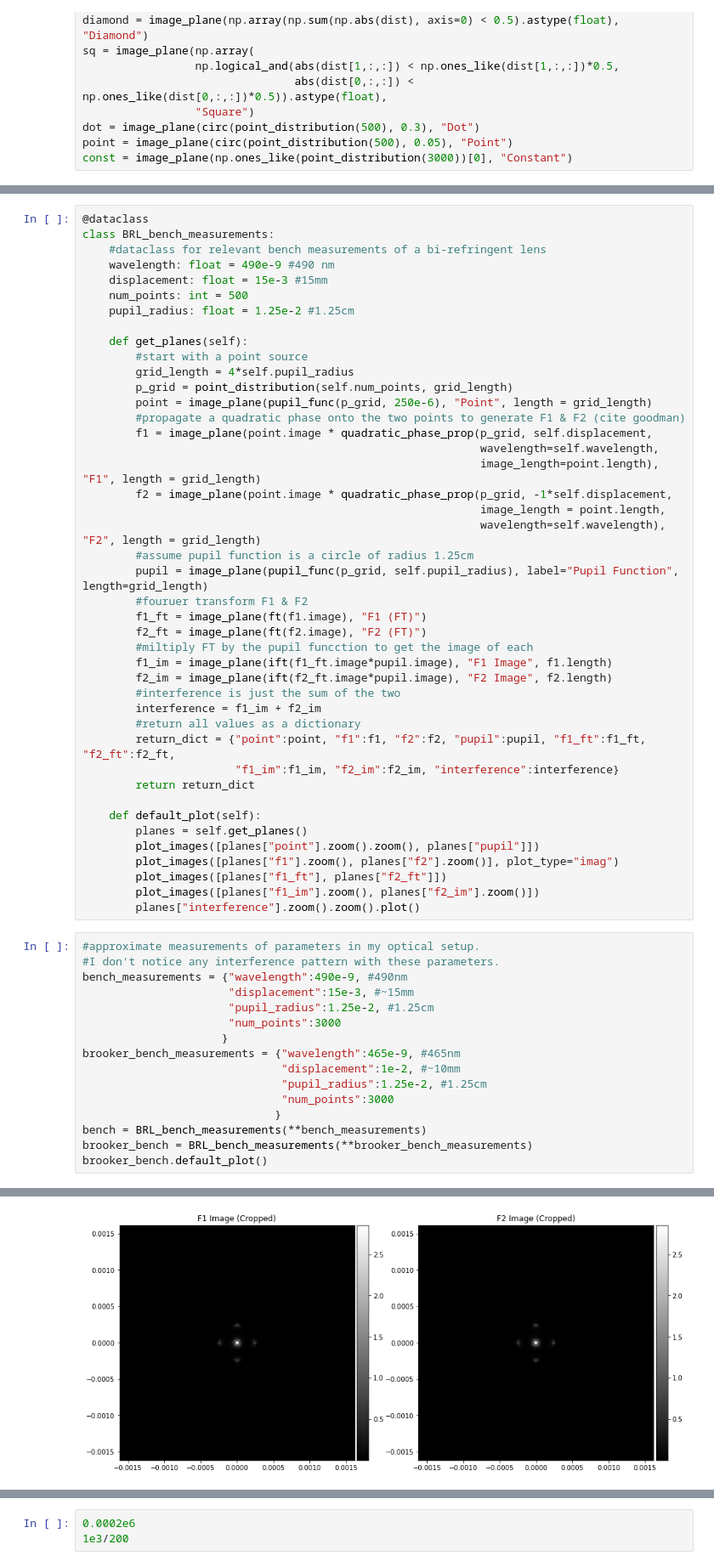
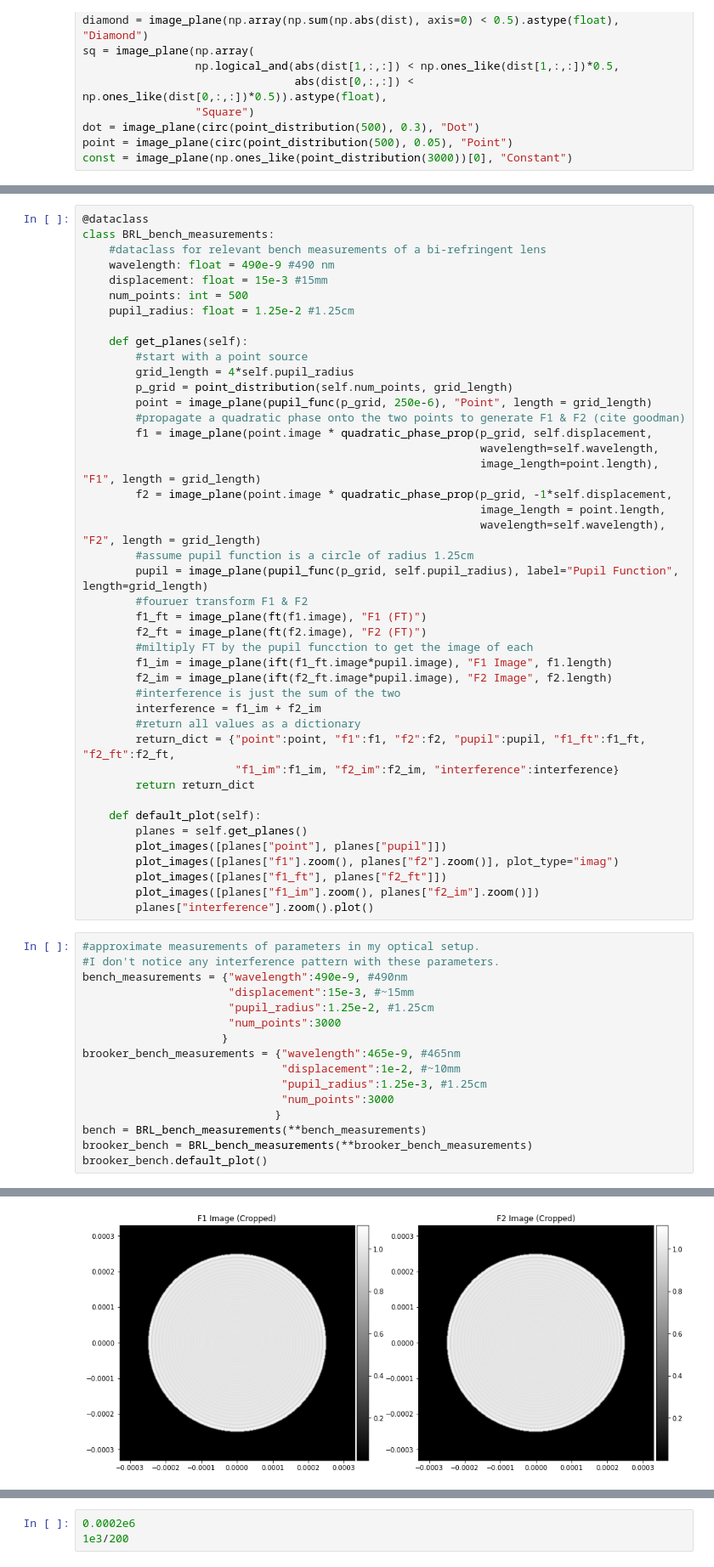
Before and after one commit to cjmcmahon1/FINCH, a Jupyter notebook: bench_sim.ipynb, the cells around one changed output, grey strips where cells are left out. Shown at 85% size. Drawn from its saved outputs; the diff is of its cells as text.

Commit message:
reduce diameter of pupil function by factor of 10

```diff
--- a/bench_sim.ipynb
+++ b/bench_sim.ipynb
@@ -304,11 +304,11 @@ class BRL_bench_measurements:
 
     def default_plot(self):
         planes = self.get_planes()
-        plot_images([planes["point"].zoom().zoom(), planes["pupil"]])
+        plot_images([planes["point"], planes["pupil"]])
         plot_images([planes["f1"].zoom(), planes["f2"].zoom()], plot_type="imag")
         plot_images([planes["f1_ft"], planes["f2_ft"]])
         plot_images([planes["f1_im"].zoom(), planes["f2_im"].zoom()])
-        planes["interference"].zoom().zoom().plot()
+        planes["interference"].zoom().plot()
 # %%
 #approximate measurements of parameters in my optical setup.
 #I don't notice any interference pattern with these parameters.
@@ -319,7 +319,7 @@ bench_measurements = {"wavelength":490e-9, #490nm
                      }
 brooker_bench_measurements = {"wavelength":465e-9, #465nm
                               "displacement":1e-2, #~10mm
-                              "pupil_radius":1.25e-2, #1.25cm
+                              "pupil_radius":1.25e-3, #1.25cm
                               "num_points":3000
                              }
 bench = BRL_bench_measurements(**bench_measurements)
@@ -332 +332 @@ brooker_bench.default_plot()
-[figure, old version]
+[figure, new version]
```
Also changed, not shown: parts of 2 cells of this notebook.
